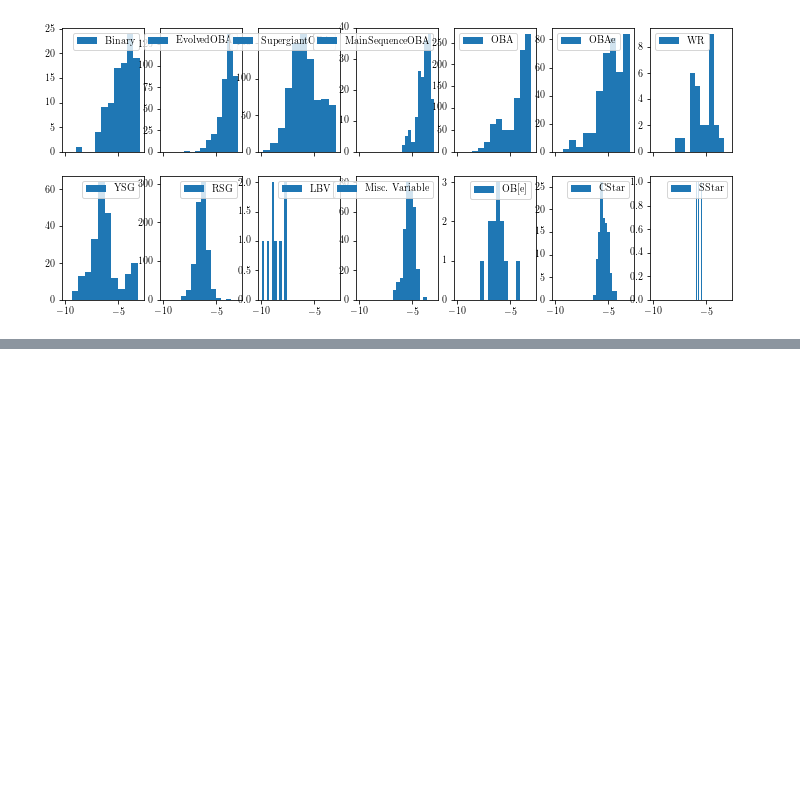
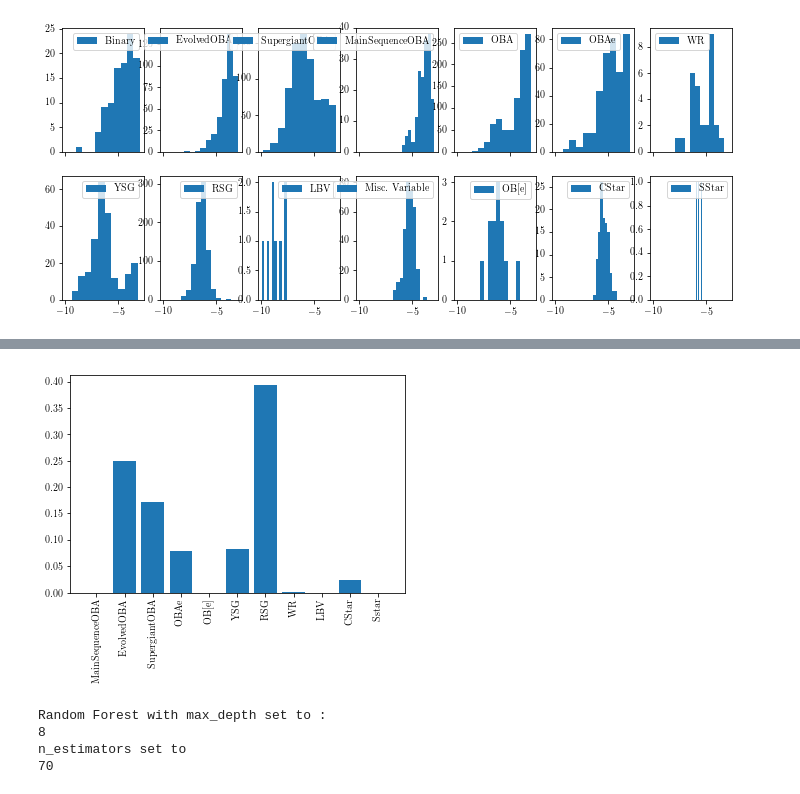
Before and after one commit to tzdwi/GaiaSprintMassive, a Jupyter notebook: WISE/code/classify.ipynb, the cells around one changed output, grey strips where cells are left out. Saved outputs shown, nothing was run; the diff lists cells and outputs as text; code cells hidden in the pictures; blank space fills up the shorter version.

```diff
--- a/WISE/code/classify.ipynb
+++ b/WISE/code/classify.ipynb
@@ -293,0 +274,36 @@ for i,cl in enumerate(joined['Class'][joined['Class']!='Unknown/Candidate'].uniq
+# %%
+unknown_index = [c in ['Unknown/Candidate','OBA','Misc. Variable']
+                 for c in joined['Class'].values]
+unknowns_data = joined[unknown_index][['G-J','J-H','H-K','K-W1','W1-W2','W2-W3','W3-W4','M_G','M_W1']].fillna(value=-999)
+unknown_classes = tree.predict(unknowns_data)
+# %%
+frac_output = []
+pred_classes = ['MainSequenceOBA','EvolvedOBA','SupergiantOBA','OBAe','OB[e]','YSG',
+                   'RSG','WR','LBV','CStar','Sstar']
+for pred_class in pred_classes:
+    frac = len(unknown_classes[unknown_classes == pred_class])/len(unknown_classes)
+    frac_output.append(frac)
+plt.bar(np.arange(len(pred_classes)),frac_output)
+plt.xticks(ticks=np.arange(len(pred_classes)),labels=pred_classes,rotation='vertical');
+# %% [output]
+[figure, added]
+# %%
+from sklearn.ensemble import RandomForestClassifier
+params = {'max_depth': np.arange(2,15,1),'n_estimators':np.arange(10,110,10)}
+grid = GridSearchCV(RandomForestClassifier(n_jobs=-1), params, cv=4)
+grid.fit(X_train, y_train)
+
+forrest = grid.best_estimator_
+max_depth = forrest.max_depth
+n_estimators = forrest.n_estimators
+print('Random Forest with max_depth set to :')
+print(max_depth)
+print('n_estimators set to')
+print(n_estimators)
+forrest.fit(X,y)
+y_check = forrest.predict(X_test)
+# %% [output]
+Random Forest with max_depth set to :
+8
+n_estimators set to
+70
```
Also changed, not shown: parts of 11 cells of this notebook, 12 other files.
